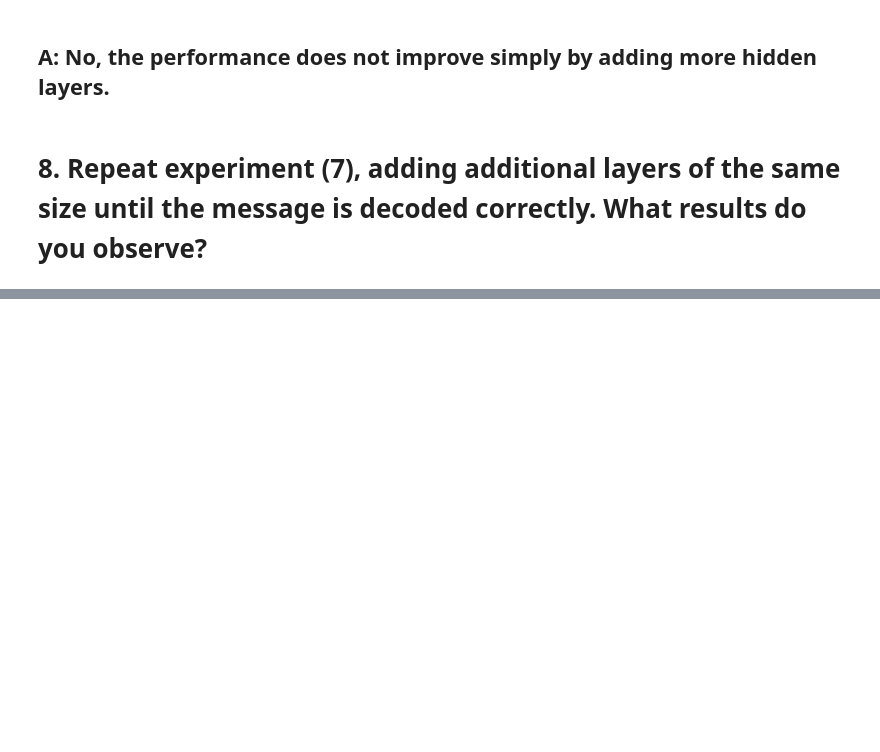
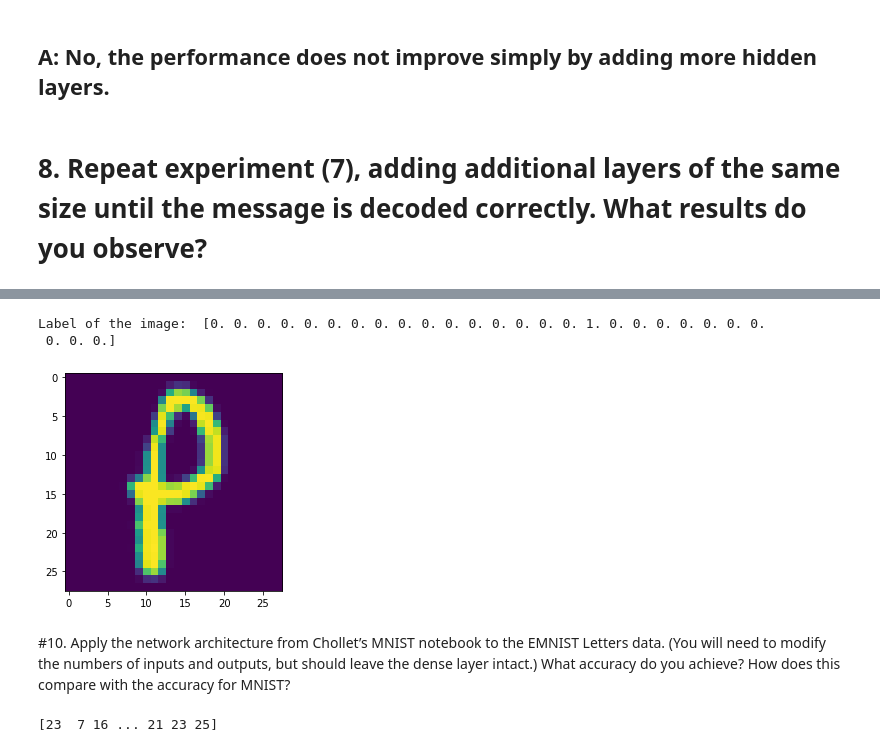
Before and after one commit to raymec/keras, a Jupyter notebook: Project_2_Keras.ipynb, the cells around one changed output, grey strips where cells are left out. Saved outputs shown, nothing was run; the diff lists cells and outputs as text; code cells hidden in the pictures; blank space fills up the shorter version.

```diff
--- a/Project_2_Keras.ipynb
+++ b/Project_2_Keras.ipynb
@@ -285,0 +810,9 @@ model2.add(tf.keras.layers.Dense(32, activation=tf.keras.activations.relu, name=
+# %%
+plt.imshow(train_img[2].reshape(28, 28))
+print("Label of the image: ",train_label[2])
+# %% [output]
+Label of the image:  [0. 0. 0. 0. 0. 0. 0. 0. 0. 0. 0. 0. 0. 0. 0. 0. 1. 0. 0. 0. 0. 0. 0. 0.
+ 0. 0. 0.]
+[figure, added]
+# %% [markdown]
+#10.	Apply the network architecture from Chollet’s MNIST notebook to the EMNIST Letters data. (You will need to modify the numbers of inputs and outputs, but should leave the dense layer intact.) What accuracy do you achieve? How does this compare with the accuracy for MNIST?
@@ -285,0 +829,5 @@ model2.add(tf.keras.layers.Dense(32, activation=tf.keras.activations.relu, name=
+# %%
+new_train_label=np.array(new_train_label)
+print(new_train_label)
+# %% [output]
+[23  7 16 ... 21 23 25]
```
Also changed, not shown: parts of 44 cells of this notebook.
